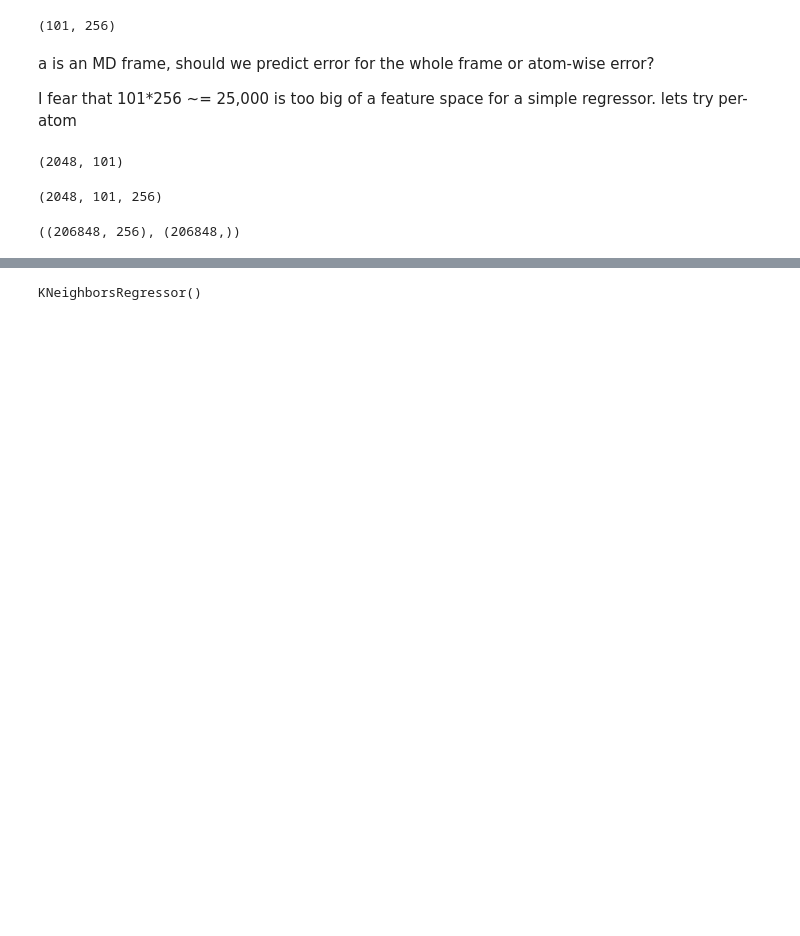
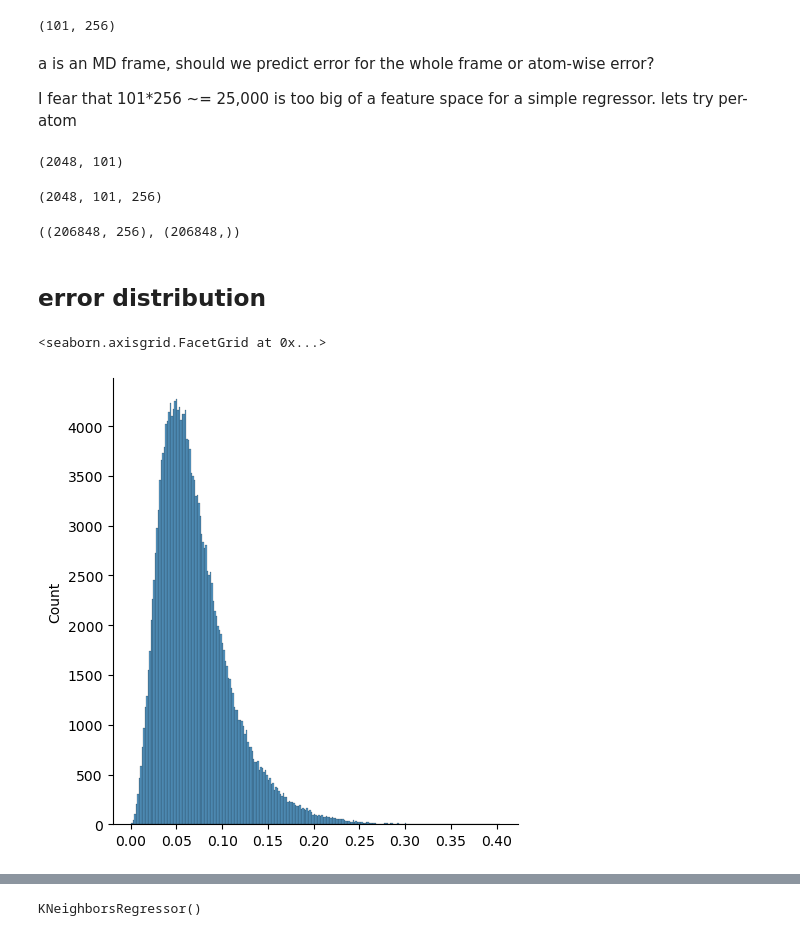
Before and after one commit to globus-labs/cascade, a Jupyter notebook: 3_cascade/0_UQ-tests.ipynb, the cells around one changed output, grey strips where cells are left out. Saved outputs shown, nothing was run; the diff lists cells and outputs as text; code cells hidden in the pictures; blank space fills up the shorter version.

```diff
--- a/3_cascade/0_UQ-tests.ipynb
+++ b/3_cascade/0_UQ-tests.ipynb
@@ -181,3 +174,10 @@ y = error_norms.ravel()
 X.shape, y.shape
 # %% [output]
 ((206848, 256), (206848,))
+# %% [markdown]
+## error distribution
+# %%
+sns.displot(y)
+# %% [output]
+<seaborn.axisgrid.FacetGrid at 0x...>
+[figure, added]
```
Also changed, not shown: parts of 36 cells of this notebook.
